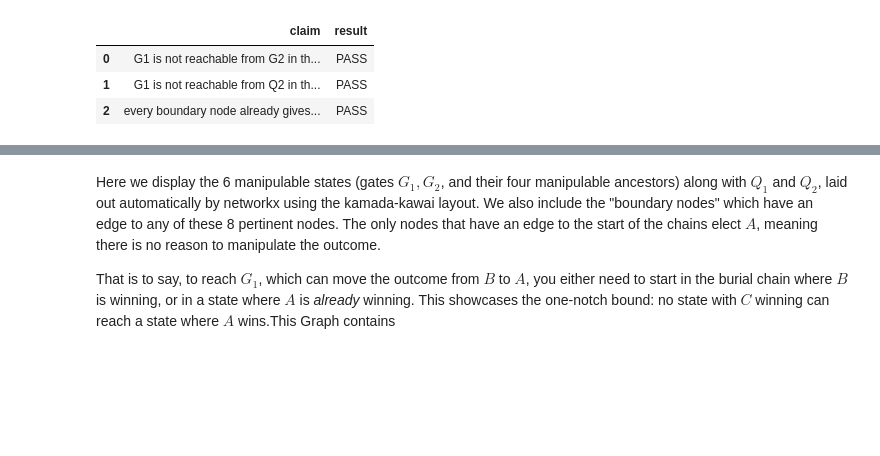
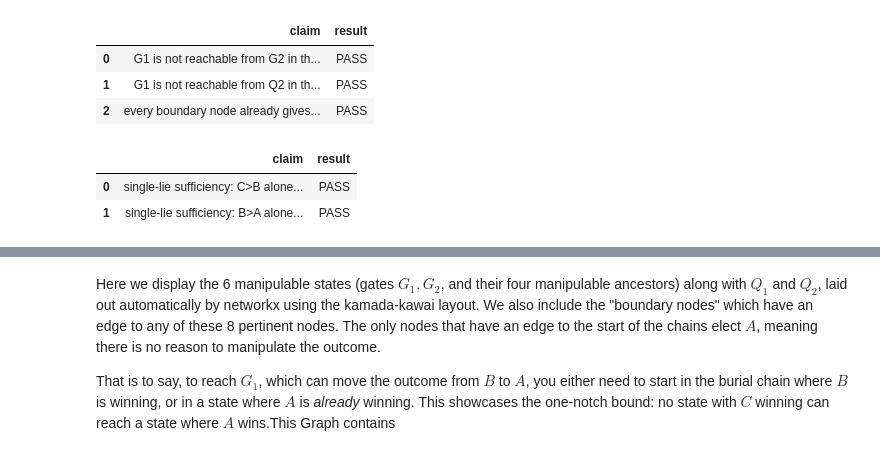
Before and after one commit to eigentaylor/eigentaylor.github.io, a Jupyter notebook: assets/jupyter/better_choices_verification.ipynb, the cells around one changed output, grey strips where cells are left out. Saved outputs shown, nothing was run; the diff lists cells and outputs as text; code cells hidden in the pictures; blank space fills up the shorter version.

```diff
--- a/assets/jupyter/better_choices_verification.ipynb
+++ b/assets/jupyter/better_choices_verification.ipynb
@@ -356,29 +373,47 @@ pd.DataFrame(results[-3:], columns=['claim', 'result'])
 # %%
 import matplotlib.pyplot as plt
 from matplotlib.patches import FancyBboxPatch, FancyArrowPatch
 
 WIN_COLOR = {'A': '#4C72B0', 'B': '#DD8452', 'C': '#55A868'}
 
 def describe_lie(P, name, order):
     # every insincere vote that alone achieves this step (see achievable())
     if name == '(0,1)':
         w1, l1 = P[0]
         return f'{l1}>{w1}'
     (w_i, l_i), (w_j, l_j) = (P[0], P[1]) if name == '(1,2)' else (P[1], P[2])
     lies = []
     if prefers(order, l_i, w_i):
         lies.append(f'{w_i}>{l_i}')
     if prefers(order, w_j, l_j):
         lies.append(f'{l_j}>{w_j}')
     return ' or '.join(lies)
 
 node_set = list(dict.fromkeys(chain_nodes + boundary))
 GRAPH = LOCAL.subgraph(node_set)
 
 CHAIN_EDGES = set()
 for chain in (burial_chain, betrayal_chain):
     for a, b in zip(chain, chain[1:]):
         CHAIN_EDGES.add((a, b))
+
+# Corollary (Single-lie sufficiency): every edge of the burial chain can be
+# achieved by the SAME lie (C>B, burying B) applied with more mass; every
+# edge of the betrayal chain by the same B>A (betraying A) -- the chains
+# differ only in how far the lie must be pushed, not in what the lie is
+def lie_options(a, b):
+    return set(describe_lie(a, LOCAL.edges[a, b]['sigma'], order_ABC).split(' or '))
+
+check('single-lie sufficiency: C>B alone suffices at every burial-chain edge',
+      all('C>B' in lie_options(a, b) for a, b in zip(burial_chain, burial_chain[1:])))
+check('single-lie sufficiency: B>A alone suffices at every betrayal-chain edge',
+      all('B>A' in lie_options(a, b) for a, b in zip(betrayal_chain, betrayal_chain[1:])))
+
+pd.DataFrame(results[-2:], columns=['claim', 'result'])
+# %% [output]
+|  | claim | result |
+| 0 | single-lie sufficiency: C>B alone... | PASS |
+| 1 | single-lie sufficiency: B>A alone... | PASS |
 # %%
 # lay out the graph with networkx
 # GRAPH is two disconnected components (burial side, betrayal side) --
```
Also changed, not shown: parts of 6 cells of this notebook.
